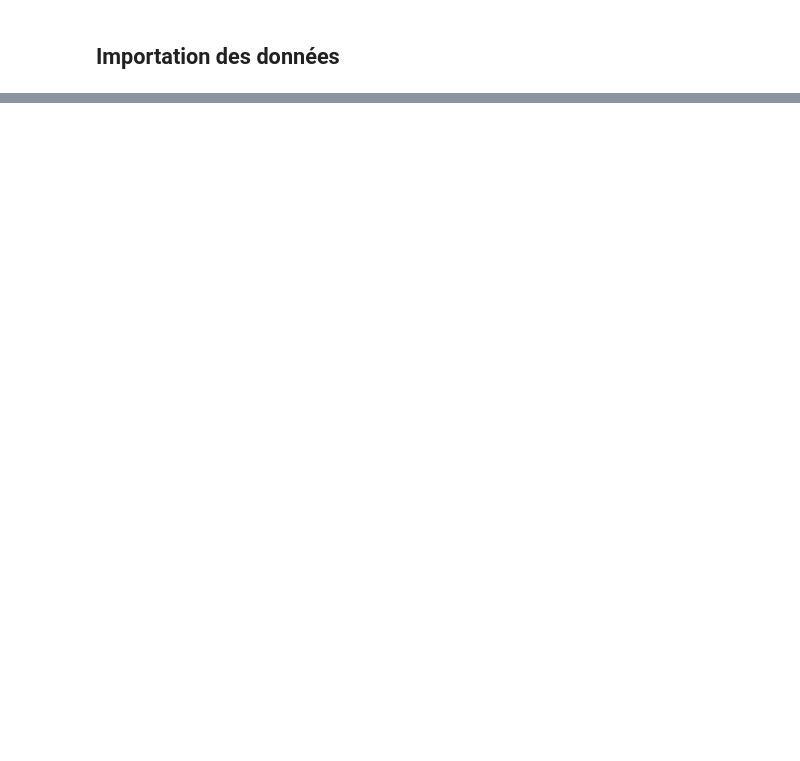
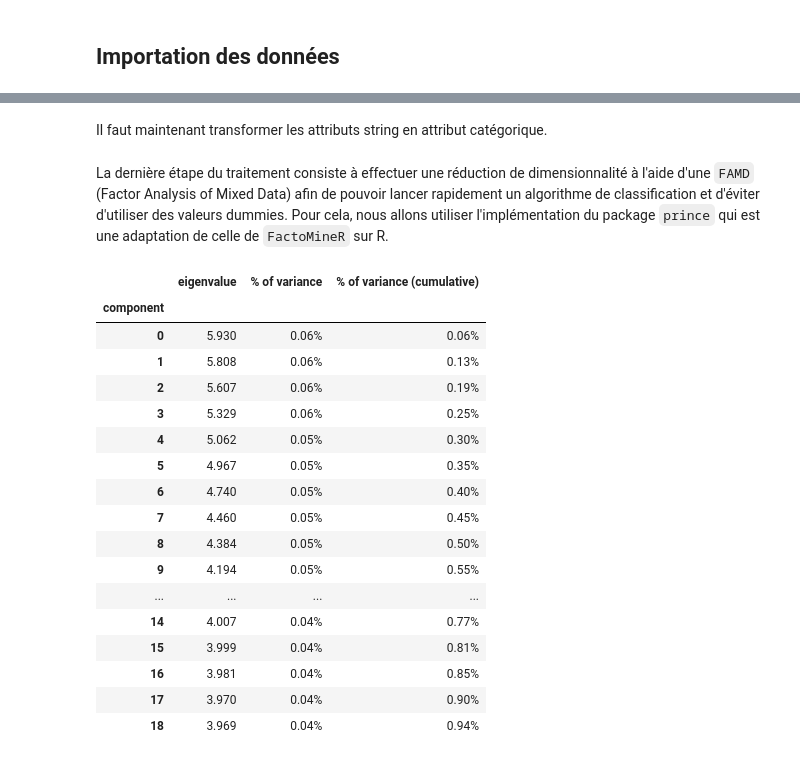
Before and after one commit to T-amairi/IFT870, a Jupyter notebook: TP2/tp2.ipynb, the cells around one changed output, grey strips where cells are left out. Drawn from its saved outputs; the diff is of its cells as text; code cells hidden in the pictures; blank space fills up the shorter version.

```diff
--- a/TP2/tp2.ipynb
+++ b/TP2/tp2.ipynb
@@ -42,0 +774,3 @@ display(dfPack.head())
+# %%
+# drop redondant columns
+dfMerged.drop(columns=['PRODUCTID','DOSAGEFORMNAME','PROPRIETARYNAMESUFFIX','NDC_EXCLUDE_FLAG','MARKETINGCATEGORYNAME'], inplace=True)
@@ -42,0 +800,6 @@ display(dfPack.head())
+# %%
+# get selected columns
+dfSelected = dfMerged.loc[:,['SUBSTANCENAME','ACTIVE_NUMERATOR_STRENGTH','ACTIVE_INGRED_UNIT','ROUTENAME','DEASCHEDULE','PHARM_CLASSES']]
+
+# print
+dfSelected.head()
@@ -42,0 +859,10 @@ display(dfPack.head())
+# %%
+# get only the first element for the composition columns and route column and cast to upper case
+for col in ['SUBSTANCENAME','ACTIVE_NUMERATOR_STRENGTH','ACTIVE_INGRED_UNIT', 'ROUTENAME']:
+    X[col] = X[col].str.strip().str.upper().str.split(';', n = 1, expand=True)[0]
+
+# cast to float
+X['ACTIVE_NUMERATOR_STRENGTH'] = X['ACTIVE_NUMERATOR_STRENGTH'].astype(float)
+
+# print
+X.head()
@@ -42,0 +876,43 @@ display(dfPack.head())
+# %% [markdown]
+Il faut maintenant transformer les attributs string en attribut catégorique.
+# %%
+# set categorical attribut
+catCol = ['SUBSTANCENAME','ACTIVE_INGRED_UNIT','ROUTENAME','DEASCHEDULE']
+X[catCol] = X[catCol].astype('category')
+# %% [markdown]
+La dernière étape du traitement consiste à effectuer une réduction de dimensionnalité à l'aide d'une ``FAMD`` (Factor Analysis of Mixed Data) afin de pouvoir lancer rapidement un algorithme de classification et d'éviter d'utiliser des valeurs dummies. Pour cela, nous allons utiliser l'implémentation du package ``prince`` qui est une adaptation de celle de ``FactoMineR`` sur R.
+# %%
+# split EPC, EXT, PE, CS and MoA from X into Y
+Y = X.iloc[:,5:10]
+X = X.iloc[:,0:5]
+
+# FAMD
+famd = prince.FAMD(n_components=19, n_iter=10, random_state=0)
+
+# fit
+famd = famd.fit(X)
+
+# transform
+XProj = famd.transform(X)
+
+# print
+famd.eigenvalues_summary
+# %% [output]
+|  | eigenvalue | % of variance | % of variance (cumulative) |
+| component |  |  |  |
+| 0 | 5.930 | 0.06% | 0.06% |
+| 1 | 5.808 | 0.06% | 0.13% |
+| 2 | 5.607 | 0.06% | 0.19% |
+| 3 | 5.329 | 0.06% | 0.25% |
+| 4 | 5.062 | 0.05% | 0.30% |
+| 5 | 4.967 | 0.05% | 0.35% |
+| 6 | 4.740 | 0.05% | 0.40% |
+| 7 | 4.460 | 0.05% | 0.45% |
+| 8 | 4.384 | 0.05% | 0.50% |
+| 9 | 4.194 | 0.05% | 0.55% |
+| ... | ... | ... | ... |
+| 14 | 4.007 | 0.04% | 0.77% |
+| 15 | 3.999 | 0.04% | 0.81% |
+| 16 | 3.981 | 0.04% | 0.85% |
+| 17 | 3.970 | 0.04% | 0.90% |
+| 18 | 3.969 | 0.04% | 0.94% |
```
Also changed, not shown: parts of 104 cells of this notebook.
